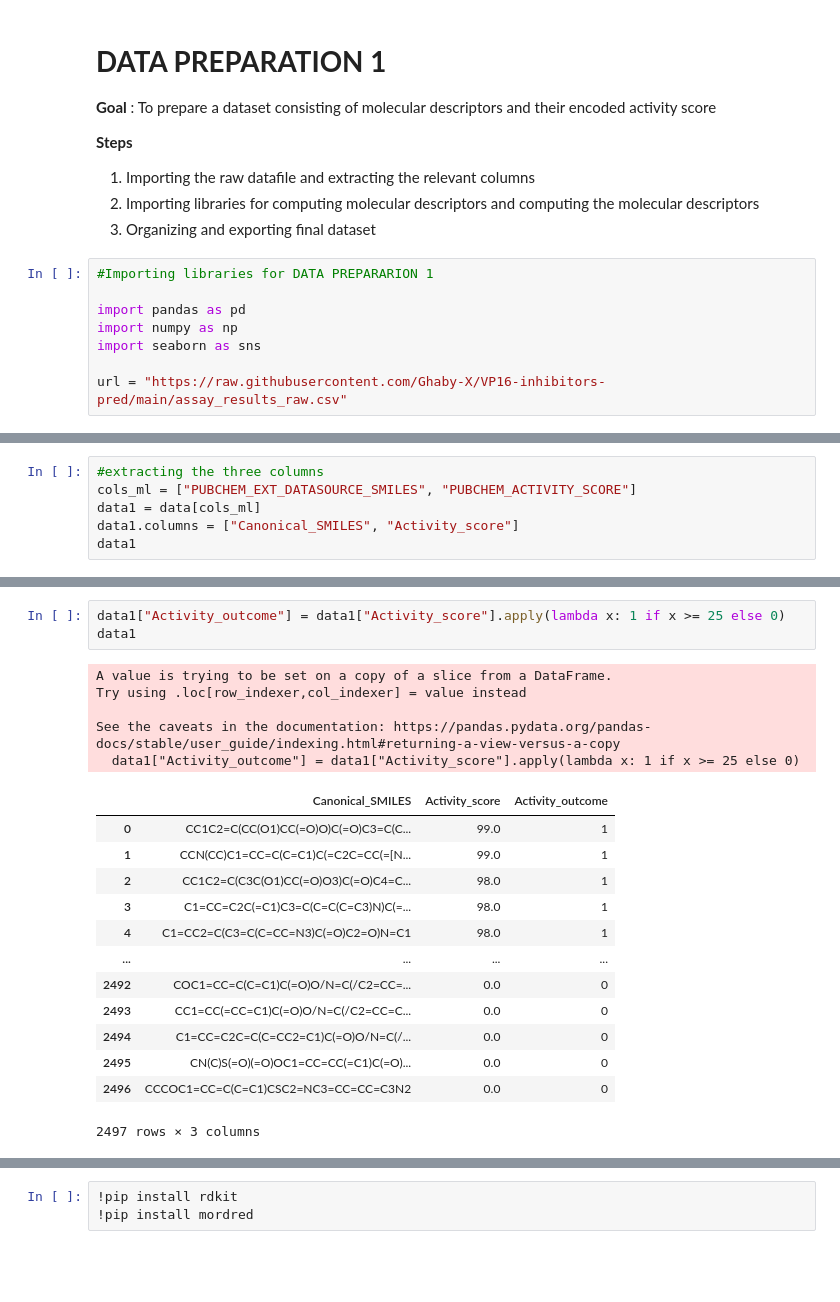
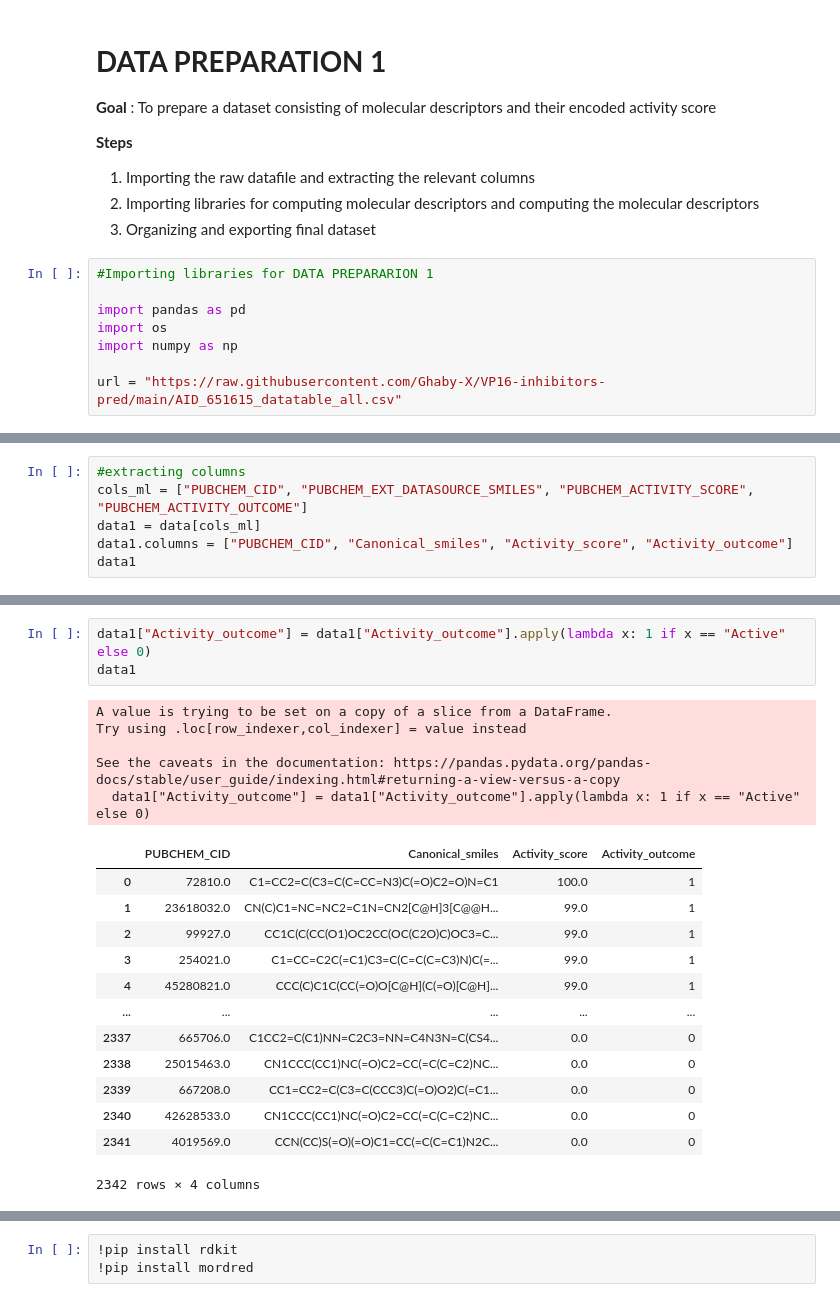
Before and after one commit to EugeneLamptey/VP16, a Jupyter notebook: FinalYearProject.ipynb, the cells around one changed output, grey strips where cells are left out. Saved outputs shown, nothing was run; the diff lists cells and outputs as text; blank space fills up the shorter version.

Commit message:
data_preparation1 for new results

```diff
--- a/FinalYearProject.ipynb
+++ b/FinalYearProject.ipynb
@@ -13,10 +13,10 @@
 #Importing libraries for DATA PREPARARION 1
 
 import pandas as pd
+import os
 import numpy as np
-import seaborn as sns
 
-url = "https://raw.githubusercontent.com/Ghaby-X/VP16-inhibitors-pred/main/assay_results_raw.csv"
+url = "https://raw.githubusercontent.com/Ghaby-X/VP16-inhibitors-pred/main/AID_651615_datatable_all.csv"
 # %%
 data = pd.read_csv(url)
 data
@@ -66,9 +56,9 @@ data.head()
 
 This step involves forming a relevant dataset out of the general dataset.
 # %%
-#extracting the three columns
-cols_ml = ["PUBCHEM_EXT_DATASOURCE_SMILES", "PUBCHEM_ACTIVITY_SCORE"]
+#extracting columns
+cols_ml = ["PUBCHEM_CID", "PUBCHEM_EXT_DATASOURCE_SMILES", "PUBCHEM_ACTIVITY_SCORE", "PUBCHEM_ACTIVITY_OUTCOME"]
 data1 = data[cols_ml]
-data1.columns = ["Canonical_SMILES", "Activity_score"]
+data1.columns = ["PUBCHEM_CID", "Canonical_smiles", "Activity_score", "Activity_outcome"]
 data1
 # %% [output]
@@ -88,22 +78,22 @@ data1
 # %%
-data1["Activity_outcome"] = data1["Activity_score"].apply(lambda x: 1 if x >= 25 else 0)
+data1["Activity_outcome"] = data1["Activity_outcome"].apply(lambda x: 1 if x == "Active" else 0)
 data1
 # %% [output]
 A value is trying to be set on a copy of a slice from a DataFrame.
 Try using .loc[row_indexer,col_indexer] = value instead
 
 See the caveats in the documentation: https://pandas.pydata.org/pandas-docs/stable/user_guide/indexing.html#returning-a-view-versus-a-copy
-  data1["Activity_outcome"] = data1["Activity_score"].apply(lambda x: 1 if x >= 25 else 0)
+  data1["Activity_outcome"] = data1["Activity_outcome"].apply(lambda x: 1 if x == "Active" else 0)
-|  | Canonical_SMILES | Activity_score | Activity_outcome |
-| 0 | CC1C2=C(CC(O1)CC(=O)O)C(=O)C3=C(C... | 99.0 | 1 |
-| 1 | CCN(CC)C1=CC=C(C=C1)C(=C2C=CC(=[N... | 99.0 | 1 |
-| 2 | CC1C2=C(C3C(O1)CC(=O)O3)C(=O)C4=C... | 98.0 | 1 |
-| 3 | C1=CC=C2C(=C1)C3=C(C=C(C=C3)N)C(=... | 98.0 | 1 |
-| 4 | C1=CC2=C(C3=C(C=CC=N3)C(=O)C2=O)N=C1 | 98.0 | 1 |
-| ... | ... | ... | ... |
-| 2492 | COC1=CC=C(C=C1)C(=O)O/N=C(/C2=CC=... | 0.0 | 0 |
-| 2493 | CC1=CC(=CC=C1)C(=O)O/N=C(/C2=CC=C... | 0.0 | 0 |
-| 2494 | C1=CC=C2C=C(C=CC2=C1)C(=O)O/N=C(/... | 0.0 | 0 |
-| 2495 | CN(C)S(=O)(=O)OC1=CC=CC(=C1)C(=O)... | 0.0 | 0 |
-| 2496 | CCCOC1=CC=C(C=C1)CSC2=NC3=CC=CC=C3N2 | 0.0 | 0 |
+|  | PUBCHEM_CID | Canonical_smiles | Activity_score | Activity_outcome |
+| 0 | 72810.0 | C1=CC2=C(C3=C(C=CC=N3)C(=O)C2=O)N=C1 | 100.0 | 1 |
+| 1 | 23618032.0 | CN(C)C1=NC=NC2=C1N=CN2[C@H]3[C@@H... | 99.0 | 1 |
+| 2 | 99927.0 | CC1C(C(CC(O1)OC2CC(OC(C2O)C)OC3=C... | 99.0 | 1 |
+| 3 | 254021.0 | C1=CC=C2C(=C1)C3=C(C=C(C=C3)N)C(=... | 99.0 | 1 |
+| 4 | 45280821.0 | CCC(C)C1C(CC(=O)O[C@H](C(=O)[C@H]... | 99.0 | 1 |
+| ... | ... | ... | ... | ... |
+| 2337 | 665706.0 | C1CC2=C(C1)NN=C2C3=NN=C4N3N=C(CS4... | 0.0 | 0 |
+| 2338 | 25015463.0 | CN1CCC(CC1)NC(=O)C2=CC(=C(C=C2)NC... | 0.0 | 0 |
+| 2339 | 667208.0 | CC1=CC2=C(C3=C(CCC3)C(=O)O2)C(=C1... | 0.0 | 0 |
+| 2340 | 42628533.0 | CN1CCC(CC1)NC(=O)C2=CC(=C(C=C2)NC... | 0.0 | 0 |
+| 2341 | 4019569.0 | CCN(CC)S(=O)(=O)C1=CC(=C(C=C1)N2C... | 0.0 | 0 |
-2497 rows × 3 columns
+2342 rows × 4 columns
```
Also changed, not shown: parts of 24 cells of this notebook.
